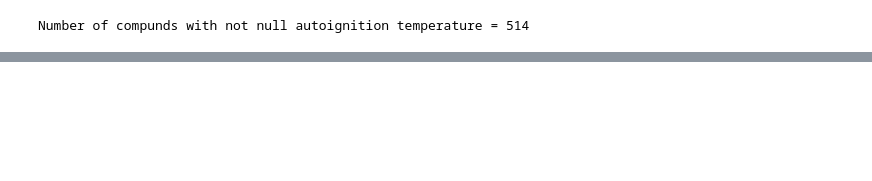
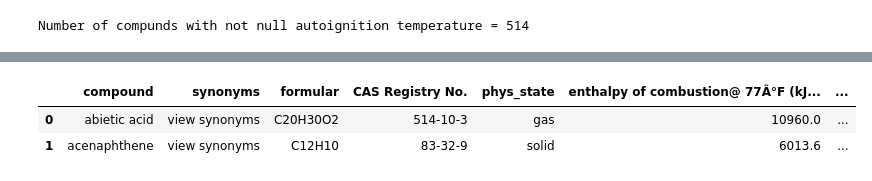
Before and after one commit to SergeyAnufriev/biofuels, a Jupyter notebook: Octane_and_phys_prop.ipynb, the cells around one changed output, grey strips where cells are left out. Saved outputs shown, nothing was run; the diff lists cells and outputs as text; code cells hidden in the pictures; blank space fills up the shorter version.

Commit message:
add enthalpy

```diff
--- a/Octane_and_phys_prop.ipynb
+++ b/Octane_and_phys_prop.ipynb
@@ -265,0 +267,17 @@ Number of compunds with not null autoignition temperature = 514
+# %%
+files_enthalpy = glob.glob(r"C:\Users\zcemg08\Desktop\data\enthalpy\*.csv")
+# %%
+header = ['compound','synonyms','formular','CAS Registry No.','phys_state','enthalpy of combustion@ 77Â°F (kJ/mol)',\
+         'enthalpy of combustion (mass basis)@ 77Â°F (kJ/kg)','enthalpy of combustion(eng. basis)@ 77Â°F (Btu/lb)']
+
+col         = [1,1,1,1,1,0,0,0]
+
+skiprows    = [0,1,2,3,4,5,6,7,8,9]
+
+df_enthalpy = pd.concat([clean_df(x,header,skiprows,col) for x in files_enthalpy])
+# %%
+df_enthalpy.head(2)
+# %% [output]
+|  | compound | synonyms | formular | CAS Registry No. | phys_state | enthalpy of combustion@ 77Â°F (kJ... | ... |
+| 0 | abietic acid | view synonyms | C20H30O2 | 514-10-3 | gas | 10960.0 | ... |
+| 1 | acenaphthene | view synonyms | C12H10 | 83-32-9 | solid | 6013.6 | ... |
```
Also changed, not shown: parts of 12 cells of this notebook.
